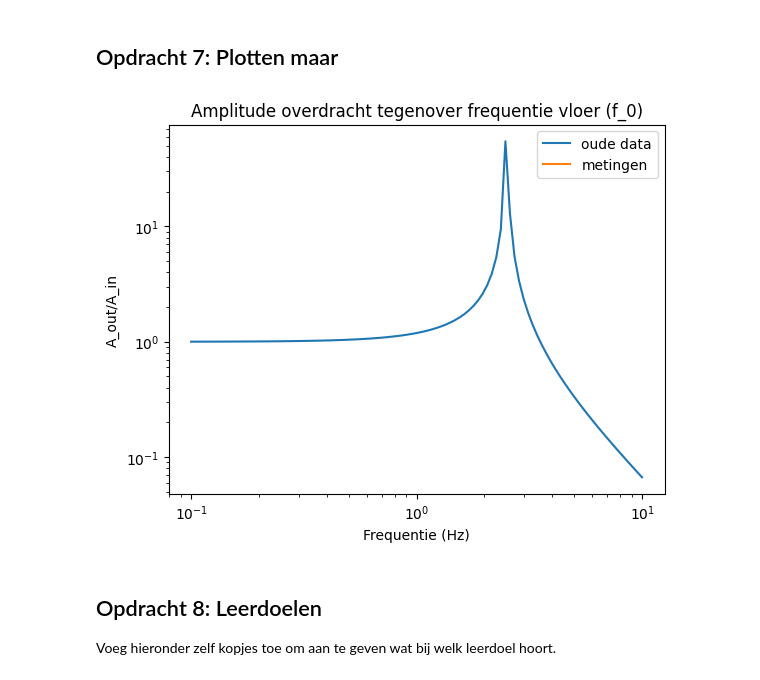
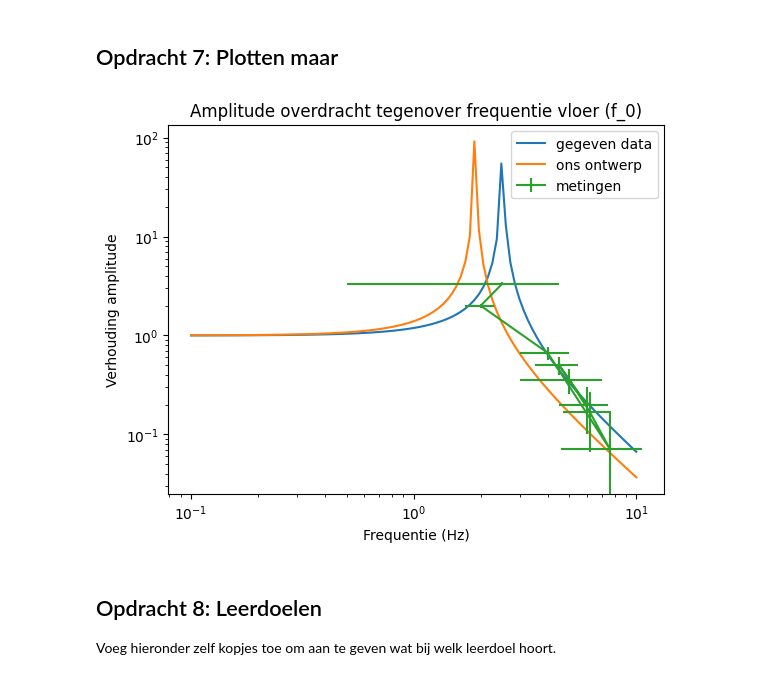
Before and after one commit to Nina925/opdrachten-DEF-D, a Jupyter notebook: FysiekeOntwerpopdrachten/5MaakEenOpstellingTrillingsvrij/Ontwerpopdracht5MaakEenOpstellingTrillingsvrijInvulTemplate.ipynb, the cells around one changed output. Cells and saved outputs as stored; diff of their text form; code cells hidden in the pictures.

```diff
--- a/FysiekeOntwerpopdrachten/5MaakEenOpstellingTrillingsvrij/Ontwerpopdracht5MaakEenOpstellingTrillingsvrijInvulTemplate.ipynb
+++ b/FysiekeOntwerpopdrachten/5MaakEenOpstellingTrillingsvrij/Ontwerpopdracht5MaakEenOpstellingTrillingsvrijInvulTemplate.ipynb
@@ -46,8 +46,8 @@ Vul onderstaande tabel in:
 ## Opdracht 2b: Opsplitsen taak 2: afleiding ontwerpeis
 # %%
 # Bereken hier je benodigde kantelfrequentie
-f_0 = 5
-w_0 = 2 *np.pi*f_0/2
+f_0 = 2.5
+w_0 = 2 *np.pi*f_0
 w = np.sqrt(2) * w_0
 print(w_0)
 # %% [output]
@@ -174,7 +174,7 @@ Als je hier negatief geantwoord hebt, kopieer onder deze cel dan alle cellen van
 # %%
 # Voeg hier je plot in.
 
-delta_x_nieuw =
+delta_x_nieuw = 0.07
 w_0_nieuw = np.sqrt(9.81 / delta_x_nieuw)
 A_nieuw = np.abs(1/(1-((w_test**2)/(w_0_nieuw**2))))
 
@@ -190,20 +193,26 @@ plt.legend()
 ## Opdracht 7: Plotten maar
 # %%
 # Voeg hier je plots in.
-f_metingen = np.array([])
-A_metingen = np.array([])
+f_metingen = np.array([6,4.5,5,6.2,7.6,4,2,2.5])
+A_metingen = 1/np.array([5,2,2.8,6,14,1.5,0.5,0.3])
 
-plt.plot(f_test, A, label='oude data')
-plt.plot(f_metingen,A_metingen, label = 'metingen')
+x_error = np.array([1.5,1,2,1.5,3,1,0.3,2])
+y_error = 0.1
+
+plt.plot(f_test, A, label='gegeven data')
+plt.plot(f_test, A_nieuw, label='ons ontwerp')
+plt.errorbar(f_metingen,A_metingen, xerr = x_error , yerr = y_error, label = 'metingen',)
+
+#plt.plot(f_metingen,A_metingen, 'o', label = 'metingen')
 plt.title("Amplitude overdracht tegenover frequentie vloer (f_0)")
-plt.ylabel("A_out/A_in")
+plt.ylabel("Verhouding amplitude")
 plt.xlabel("Frequentie (Hz)")
 plt.xscale('log')
 plt.yscale('log')
 plt.legend()
 plt.savefig('metingen.png')
 # %% [output]
-[figure, old version]
+[figure, new version]
 # %% [markdown]
 ## Opdracht 8: Leerdoelen
 Voeg hieronder zelf kopjes toe om aan te geven wat bij welk leerdoel hoort.
```
Also changed, not shown: parts of 7 cells of this notebook, 3 other files.
